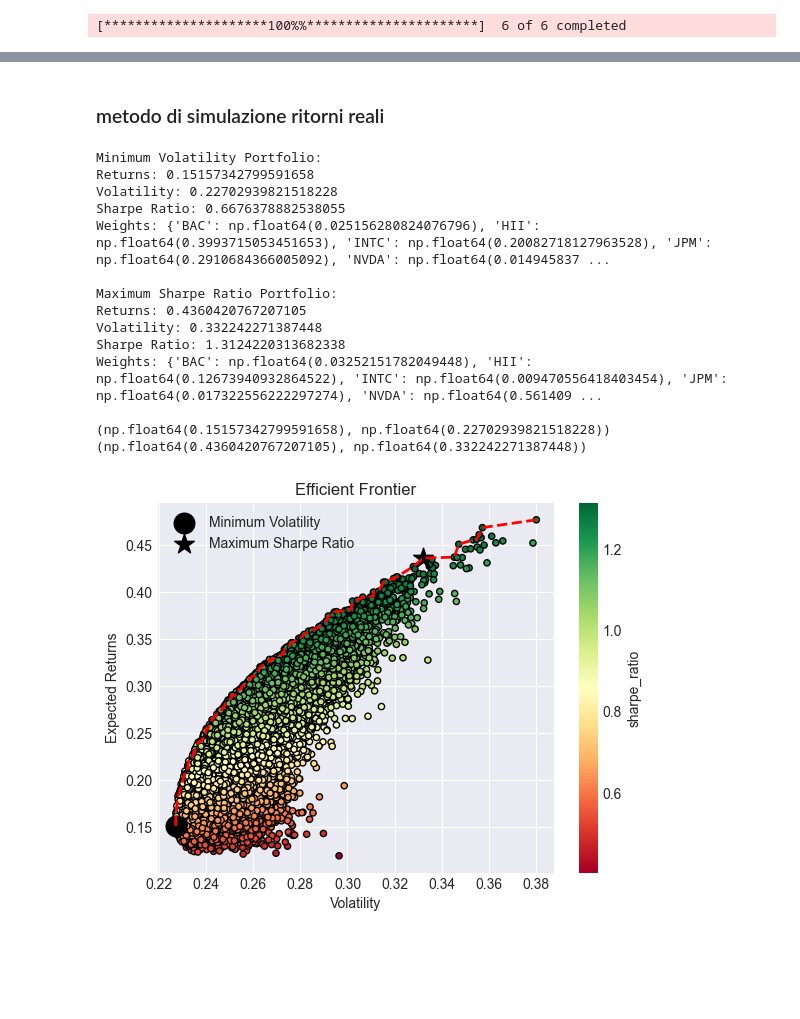
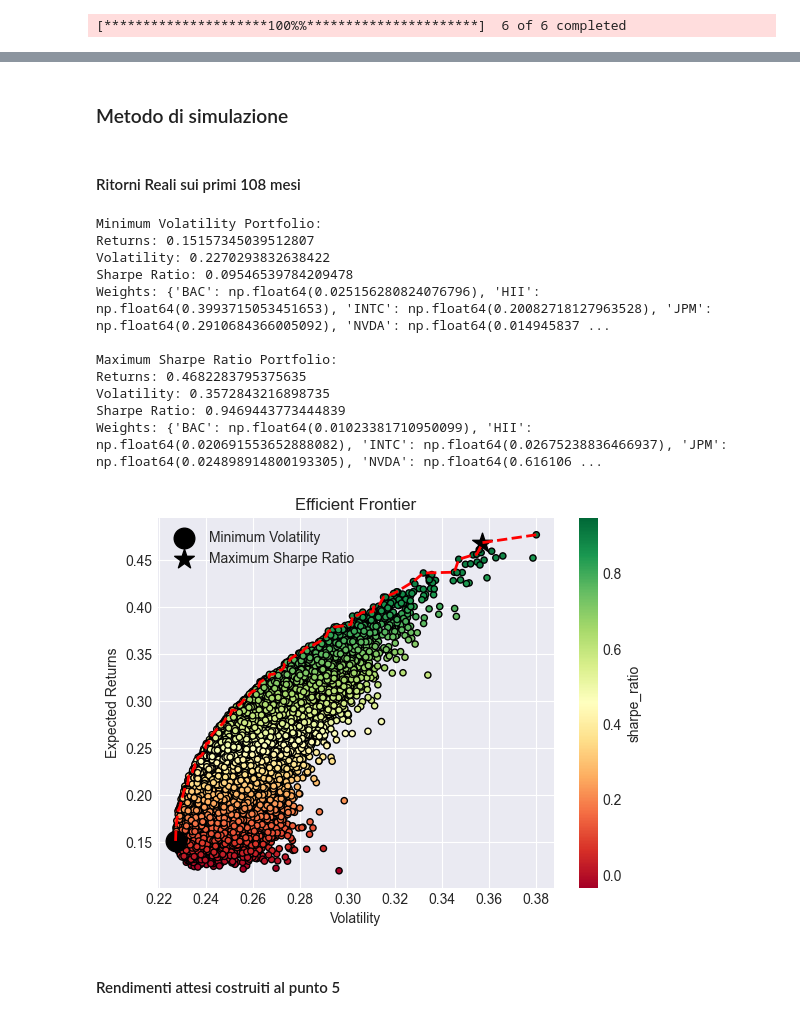
Before and after one commit to IlRickIs/BISF-project, a Jupyter notebook: project.ipynb, the cells around one changed output, grey strips where cells are left out. Drawn from its saved outputs; the diff is of its cells as text; code cells hidden in the pictures; blank space fills up the shorter version.

```diff
--- a/project.ipynb
+++ b/project.ipynb
@@ -1116,3 +1111,23 @@ def portfolio_statistics(weights, mean_returns, cov_matrix):
+# %%
+def simulate_portfolios(num_portfolios, mean_returns, cov_matrix, rf):
+    np.random.seed(42)
+    results = np.zeros((3, num_portfolios))
+    weights_record=[]
+    for i in range(num_portfolios):
+        weights = np.random.random(len(mean_returns))
+        weights /= np.sum(weights)
+        weights_record.append(weights)
+
+        portfolio_return = np.sum(mean_returns * weights)
+        portfolio_stddev = np.sqrt(np.dot(weights.T, np.dot(cov_matrix, weights)))
+        sharpe_ratio = (portfolio_return - rf) / portfolio_stddev
+
+        results[0, i] = portfolio_return
+        results[1, i] = portfolio_stddev
+        results[2, i] = sharpe_ratio
+    min_volatility_idx = np.argmin(results[1])
+    max_sharpe_idx = np.argmax(results[2])
+    return results, weights_record, min_volatility_idx, max_sharpe_idx
 # %%
 #funzione per calcolare la frontiera efficiente
 def efficient_frontier(results, weights_record):
@@ -1170,15 +1185,15 @@ def print_best_portfolios(results, weights_record, min_vol_idx, max_sharpe_idx,
 prices_df = yf.download(RISKY_ASSETS,
                         start=START_DATE,
                         end=END_DATE)['Adj Close']
+
+rf_prices = web.DataReader('TB3MS', 'fred', START_DATE, END_DATE)
+rf1 = (rf_prices/100).mean() * 12
 
 returns_df = prices_df.pct_change().dropna()
 mean_returns = returns_df.mean() * N_DAYS
 cov_matrix = returns_df.cov() * N_DAYS
 
 num_portfolios = 10 ** 5
-results = np.zeros((3, num_portfolios))
-weights_record=[]
-num_assets = len(RISKY_ASSETS)
 # %% [output]
 [*********************100%%**********************]  6 of 6 completed
 # %%
@@ -1206,2 +1223,2 @@ cov_matrix
 # %% [markdown]
-<h3> metodo di simulazione ritorni reali </h3>
+<h3> Metodo di simulazione</h3>
@@ -1223,25 +1225,24 @@ portfolio_df = pd.DataFrame({'returns': results[0,:], 'volatility': results[1,:]
+# %% [markdown]
+<h4> Ritorni Reali sui primi 108 mesi </h4>
 # %%
 # Calcola la frontiera efficiente
+results, weights_record, min_volatility_idx, max_sharpe_idx = simulate_portfolios(num_portfolios, mean_returns, cov_matrix, rf1)
+portfolio_df = pd.DataFrame({'returns': results[0,:], 'volatility': results[1,:], 'sharpe_ratio': results[2,:]})
 efficient_results, efficient_weights = efficient_frontier(results, weights_record)
-
 print_best_portfolios(results, weights_record, min_volatility_idx, max_sharpe_idx)
-print(portfolio_statistics(weights_record[min_volatility_idx], mean_returns, cov_matrix))
-print(portfolio_statistics(weights_record[max_sharpe_idx], mean_returns, cov_matrix))
-
 plot_efficient_frontier(portfolio_df, efficient_results, min_volatility_idx, max_sharpe_idx)
 # %% [output]
 Minimum Volatility Portfolio:
-Returns: 0.15157342799591658
-Volatility: 0.22702939821518228
-Sharpe Ratio: 0.6676378882538055
+Returns: 0.15157345039512807
+Volatility: 0.2270293832638422
+Sharpe Ratio: 0.09546539784209478
 Weights: {'BAC': np.float64(0.025156280824076796), 'HII': np.float64(0.3993715053451653), 'INTC': np.float64(0.20082718127963528), 'JPM': np.float64(0.2910684366005092), 'NVDA': np.float64(0.014945837 ...
 
 Maximum Sharpe Ratio Portfolio:
-Returns: 0.4360420767207105
-Volatility: 0.332242271387448
-Sharpe Ratio: 1.3124220313682338
-Weights: {'BAC': np.float64(0.03252151782049448), 'HII': np.float64(0.12673940932864522), 'INTC': np.float64(0.009470556418403454), 'JPM': np.float64(0.017322556222297274), 'NVDA': np.float64(0.561409 ...
-
-(np.float64(0.15157342799591658), np.float64(0.22702939821518228))
-(np.float64(0.4360420767207105), np.float64(0.332242271387448))
+Returns: 0.4682283795375635
+Volatility: 0.3572843216898735
+Sharpe Ratio: 0.9469443773444839
+Weights: {'BAC': np.float64(0.01023381710950099), 'HII': np.float64(0.020691553652888082), 'INTC': np.float64(0.02675238836466937), 'JPM': np.float64(0.024898914800193305), 'NVDA': np.float64(0.616106 ...
-[figure, old version]
+[figure, new version]
+# %% [markdown]
+<h4> Rendimenti attesi costruiti al punto 5 </h4>
```
Also changed, not shown: parts of 47 cells of this notebook.
